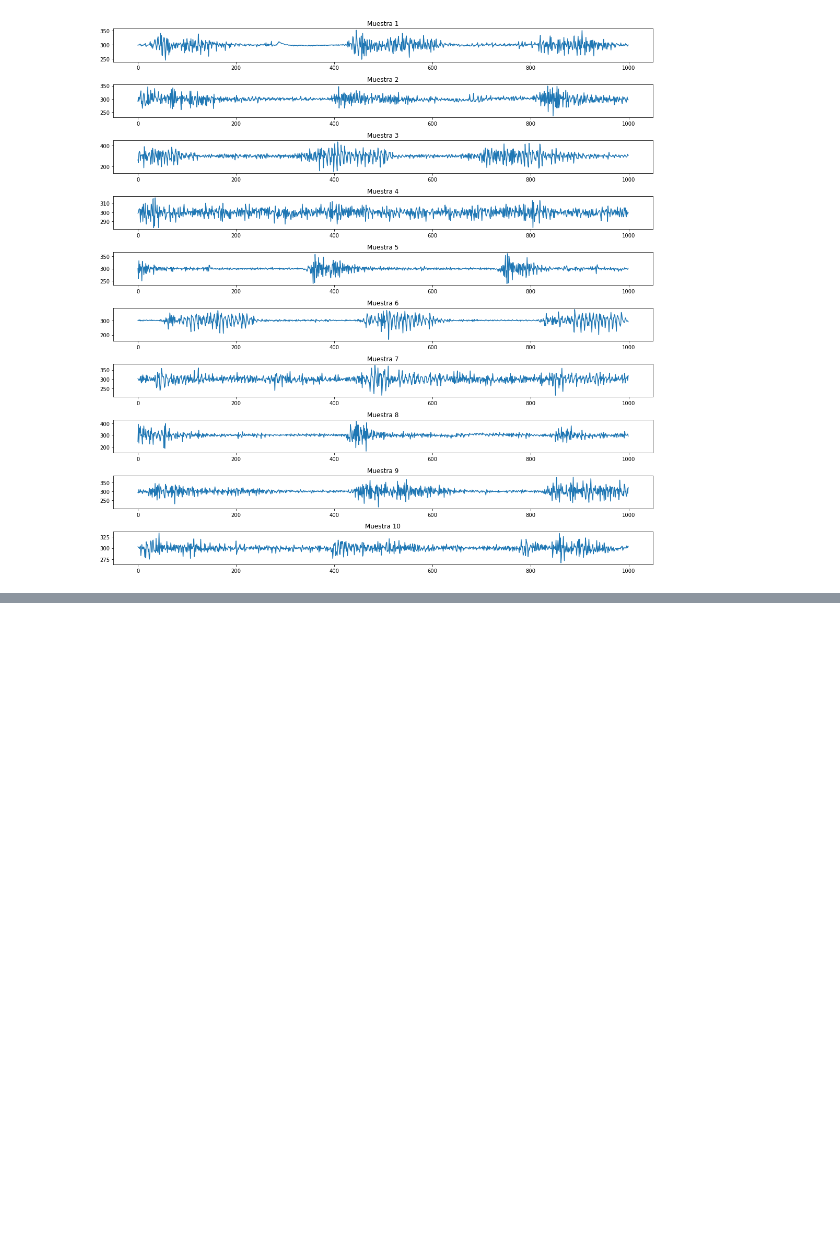
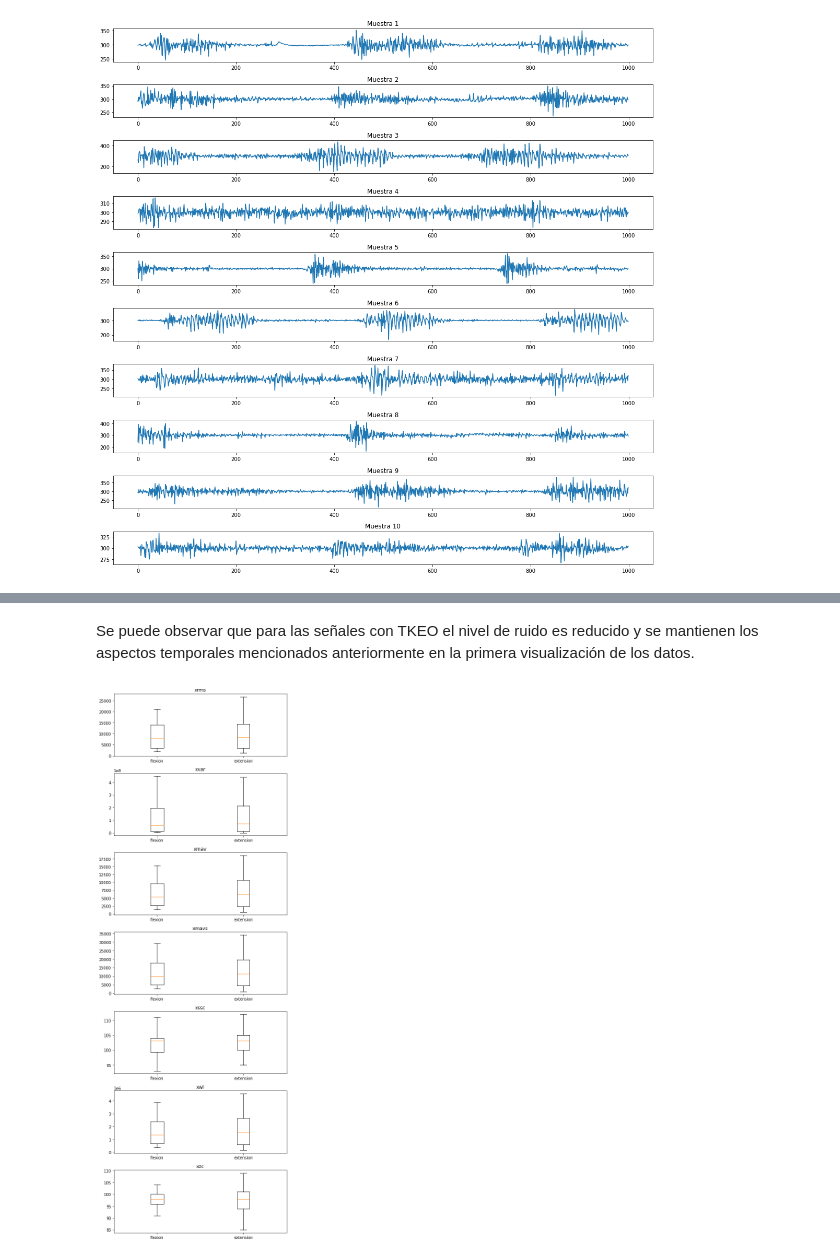
Before and after one commit to MateoOyuelaR19/LAB-BIOSE-ALES, a Jupyter notebook: Proyecto/Seguimiento_2/seguimiento_2.ipynb, the cells around one changed output, grey strips where cells are left out. Saved outputs shown, nothing was run; the diff lists cells and outputs as text; code cells hidden in the pictures; blank space fills up the shorter version.

```diff
--- a/Proyecto/Seguimiento_2/seguimiento_2.ipynb
+++ b/Proyecto/Seguimiento_2/seguimiento_2.ipynb
@@ -99,0 +143,31 @@ plt.tight_layout()
+# %% [markdown]
+Se puede observar que para las señales con TKEO el nivel de ruido es reducido y se mantienen los aspectos temporales mencionados anteriormente en la primera visualización de los datos.
+# %%
+#calculo de caracteristicas de muestras con tkeo
+caracs_flexion=[] #todas las características de todas las muestras
+for sujeto in flexion_tkeo:
+    car_flex,car=caracteristicas(sujeto)
+    for i in car:
+        caracs_flexion.append(i)
+
+caracs_extension=[] #todas las características de todas las muestras
+for sujeto in extension_tkeo:
+    car_ext,car=caracteristicas(sujeto)
+    for i in car:
+        caracs_extension.append(i)
+# %%
+#boxplots con tkeo
+flex=np.array(caracs_flexion)
+ext=np.array(caracs_extension)
+flex=np.reshape(flex,(len(sujetos_tkeo)*3,7)) #reshape para plotear más fácil
+ext=np.reshape(ext,(len(sujetos_tkeo)*3,7))
+plt.figure(figsize=(7,20))
+names=['xrms','xvar','xmav','xmavs','xssc','xwl','xzc']
+for i in range(0,7):
+    plt.subplot(7,1,i+1)
+    plt.boxplot((flex[:,i], ext[:,i]), showfliers=False)
+    plt.xticks([1,2],['flexion','extension'])
+    plt.title(names[i])
+plt.tight_layout()
+# %% [output]
+[figure, added]
```
Also changed, not shown: parts of 31 cells of this notebook.
